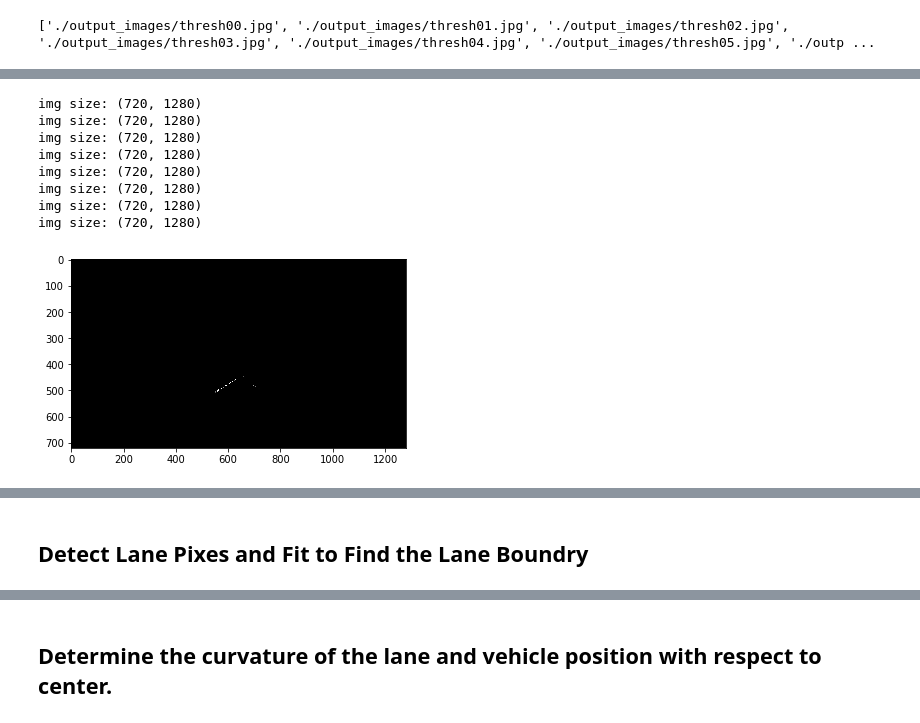
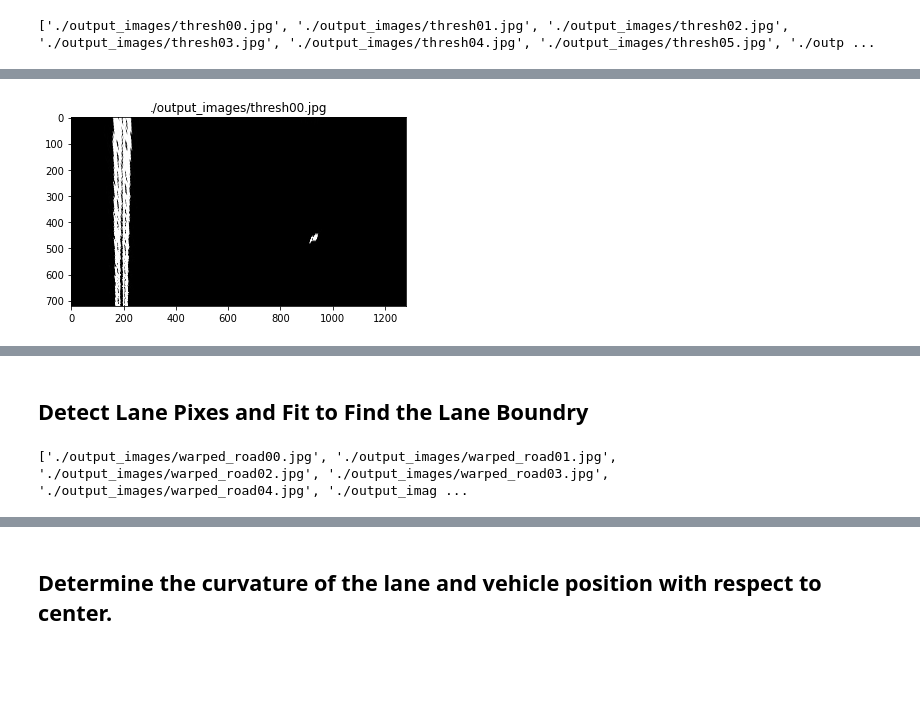
Before and after one commit to waterwheel31/SD_advanced_lane_finding, a Jupyter notebook: Advanced_Lane_Line_Detection.ipynb, the cells around one changed output, grey strips where cells are left out. Cells and saved outputs as stored; diff of their text form; code cells hidden in the pictures; blank space fills up the shorter version.

```diff
--- a/Advanced_Lane_Line_Detection.ipynb
+++ b/Advanced_Lane_Line_Detection.ipynb
@@ -101,4 +81,4 @@ images:
 def cal_undistort(img, objpoints, imgpoints):
     ret, mtx, dist, rvecs, tvecs = cv2.calibrateCamera(objpoints, imgpoints, img.shape[::-1], None, None)
     undist = cv2.undistort(img, mtx, dist, None, mtx)
-    return undist
+    return undist, mtx, dist
@@ -266,0 +225,3 @@ images:
+# %%
+images = glob.glob('./test_images/*.jpg')
+print(images)
@@ -266,0 +230,24 @@ images:
+# %%
+# Manually set the source area
+
+fname = images[1]
+img = plt.imread(fname).copy()
+img = cv2.undistort(img, mtx, dist, None, mtx)
+
+clr = [255, 0, 0]
+width = 2
+
+pos1 = (527, 500)  #  (597, 450)
+pos2 = (757, 500)  # (687, 450)
+pos3 = (1110, 719)
+pos4 = (220, 719)
+
+
+cv2.line(img, pos1, pos2, clr, width)
+cv2.line(img, pos2, pos3, clr, width)
+cv2.line(img, pos3, pos4, clr, width)
+cv2.line(img, pos4, pos1, clr, width)
+
+plt.figure()
+plt.title(fname)
+fig = plt.imshow(img)
@@ -267,3 +295,5 @@ images:
+# %%
+warped, M, Minv = perspective(img)
 # %%
 images = glob.glob('./output_images/thresh*.jpg')
 print(images)
@@ -304,27 +302,17 @@ dst = np.float32(
 # %%
 for i, fname in enumerate(images):
     img = cv2.imread(fname)
     img = cv2.cvtColor(img, cv2.COLOR_BGR2GRAY)
     img_size = img.shape
-    #img = cal_undistort(img, objpoints, imgpoints)
-    #img = warp(img)
 
-    print('img size:', img_size)
-
-    M = cv2.getPerspectiveTransform(dst, src)
-    warped = cv2.warpPerspective(img, M, (img_size[1], img_size[0]), flags=cv2.INTER_LINEAR)
+    warped = cv2.warpPerspective(img, M, (img_size[1], img_size[0]))
 
     img = warped
 
     plt.figure()
+    plt.title(fname)
     plt.imshow(img, cmap = "gray")
+
+    cv2.imwrite('./output_images/warped_road{:02d}.jpg'.format(i), img )
 # %% [output]
-img size: (720, 1280)
-img size: (720, 1280)
-img size: (720, 1280)
-img size: (720, 1280)
-img size: (720, 1280)
-img size: (720, 1280)
-img size: (720, 1280)
-img size: (720, 1280)
-[figure, old version]
+[figure, new version]
@@ -338,2 +326,7 @@ img size: (720, 1280)
 # %% [markdown]
 ## Detect Lane Pixes and Fit to Find the Lane Boundry
+# %%
+images = glob.glob('./output_images/warped_road*.jpg')
+print(images)
+# %% [output]
+['./output_images/warped_road00.jpg', './output_images/warped_road01.jpg', './output_images/warped_road02.jpg', './output_images/warped_road03.jpg', './output_images/warped_road04.jpg', './output_imag ...
```
Also changed, not shown: parts of 30 cells of this notebook, 43 other files.
